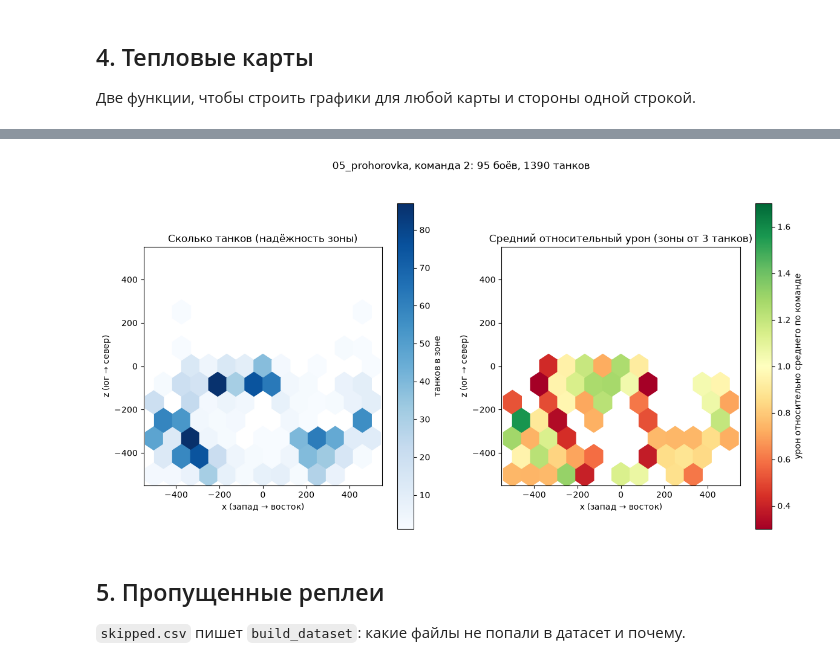
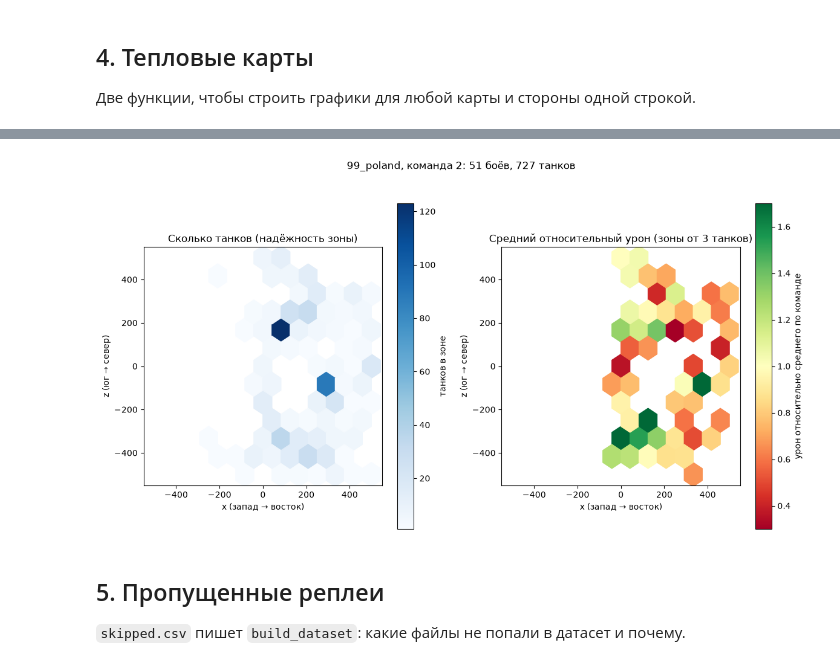
Before and after one commit to JIAIM/wotAI, a Jupyter notebook: notebooks/01_eda.ipynb, the cells around one changed output, grey strips where cells are left out. Cells and saved outputs as stored; diff of their text form; code cells hidden in the pictures.

```diff
--- a/notebooks/01_eda.ipynb
+++ b/notebooks/01_eda.ipynb
@@ -208,7 +208,7 @@ plot_damage_heatmap(standard, "05_prohorovka", team=1)
 # %%
-plot_damage_heatmap(standard, "05_prohorovka", team=2)
+plot_damage_heatmap(standard, "99_poland", team=2)
 # %% [output]
-[figure, old version]
+[figure, new version]
 # %% [markdown]
 ## 5. Пропущенные реплеи
 
```
Also changed, not shown: parts of 3 cells of this notebook, 2 other files.
